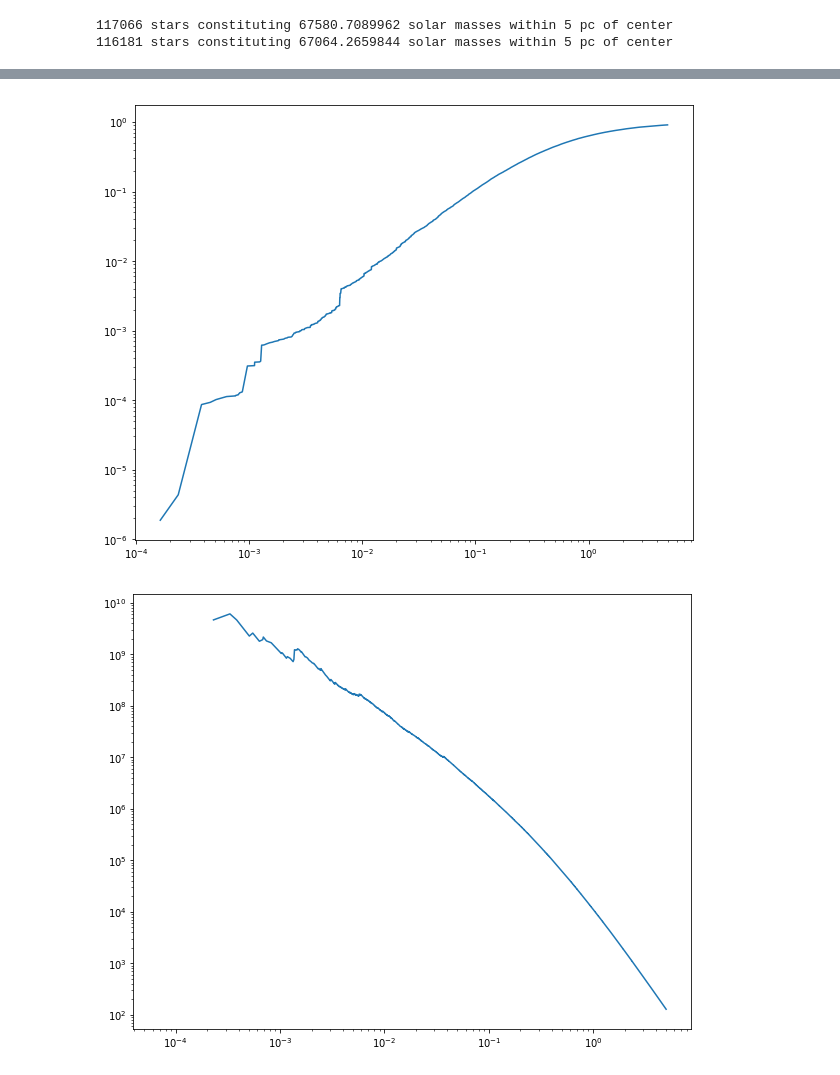
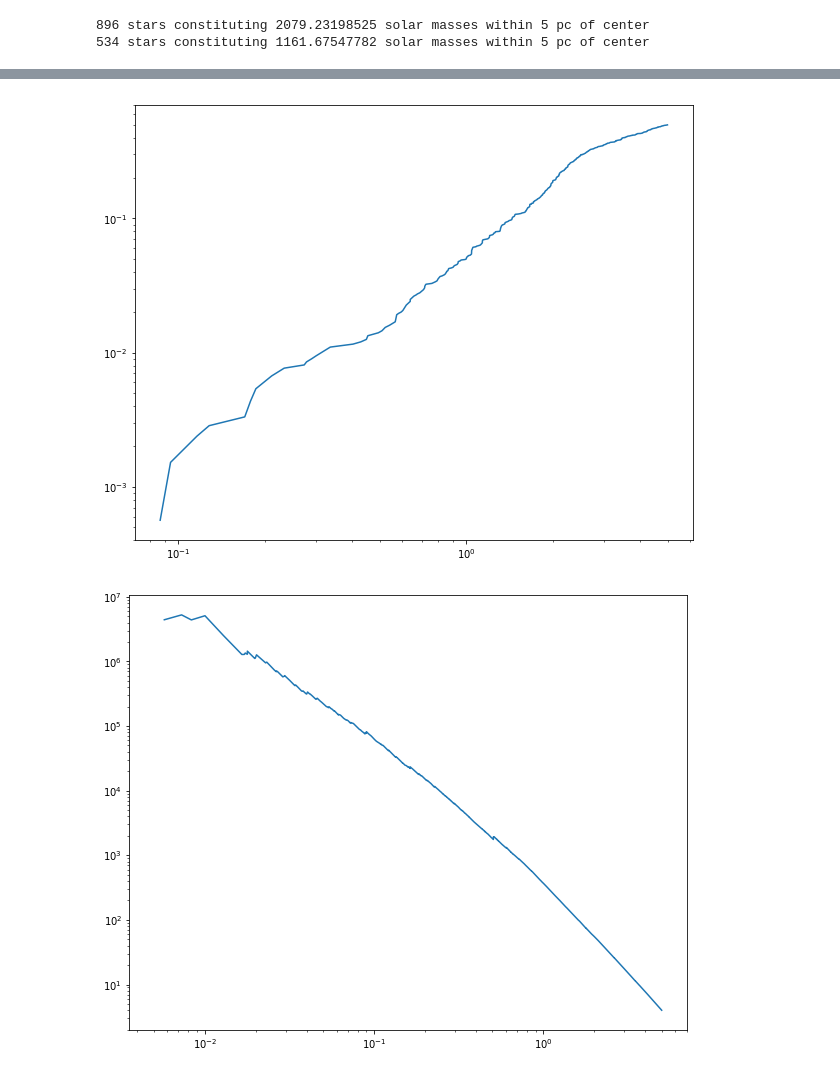
Before and after one commit to efrubin/thesis-scripts, a Jupyter notebook: AnalysisNotebook.ipynb, the cells around one changed output, grey strips where cells are left out. Drawn from its saved outputs; the diff is of its cells as text; code cells hidden in the pictures.

```diff
--- a/AnalysisNotebook.ipynb
+++ b/AnalysisNotebook.ipynb
@@ -12,5 +18,5 @@ pylab.rcParams['figure.figsize'] = (10.0, 8.0)
 # %%
-datadir = '/home/erubin/thesis/gpfs/experiments/test-mcluster-128k-4node-10-8-20:42:45/'
+datadir = '/home/erubin/thesis/gpfs/experiments/test1k-mcluster-diffi-11-11-16:51:34//'
 # %%
 confs = filetools.get_conf_files(datadir)
 # %%
@@ -61,10 +67,10 @@ def density_profile(datair, t=0, target=35):
     plt.loglog(rad, density)
 # %%
 cumulative_density_profile(datadir, t=0, target=5)
-cumulative_density_profile(datadir, t=50, target=5)
+cumulative_density_profile(datadir, t=90, target=5)
 
 density_profile(datadir, t=0, target=5)
-density_profile(datadir, t=50, target=5)
+density_profile(datadir, t=90, target=5)
 # %% [output]
-117066 stars constituting 67580.7089962 solar masses within 5 pc of center
-116181 stars constituting 67064.2659844 solar masses within 5 pc of center
+896 stars constituting 2079.23198525 solar masses within 5 pc of center
+534 stars constituting 1161.67547782 solar masses within 5 pc of center
@@ -72,2 +78,2 @@ density_profile(datadir, t=50, target=5)
-[figure, old version]
+[figure, new version]
-[figure, old version]
+[figure, new version]
```
Also changed, not shown: parts of 12 cells of this notebook, 1 other file.
